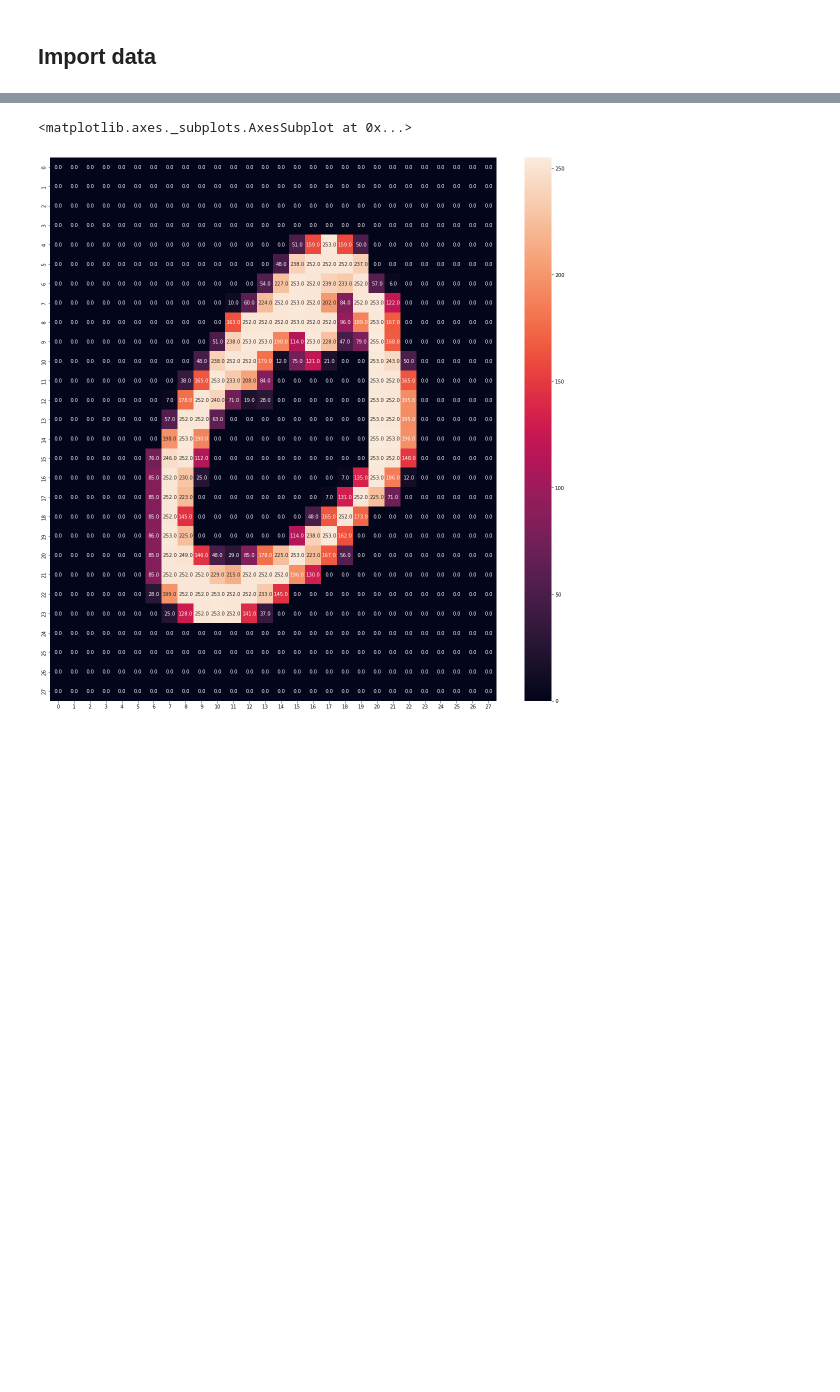
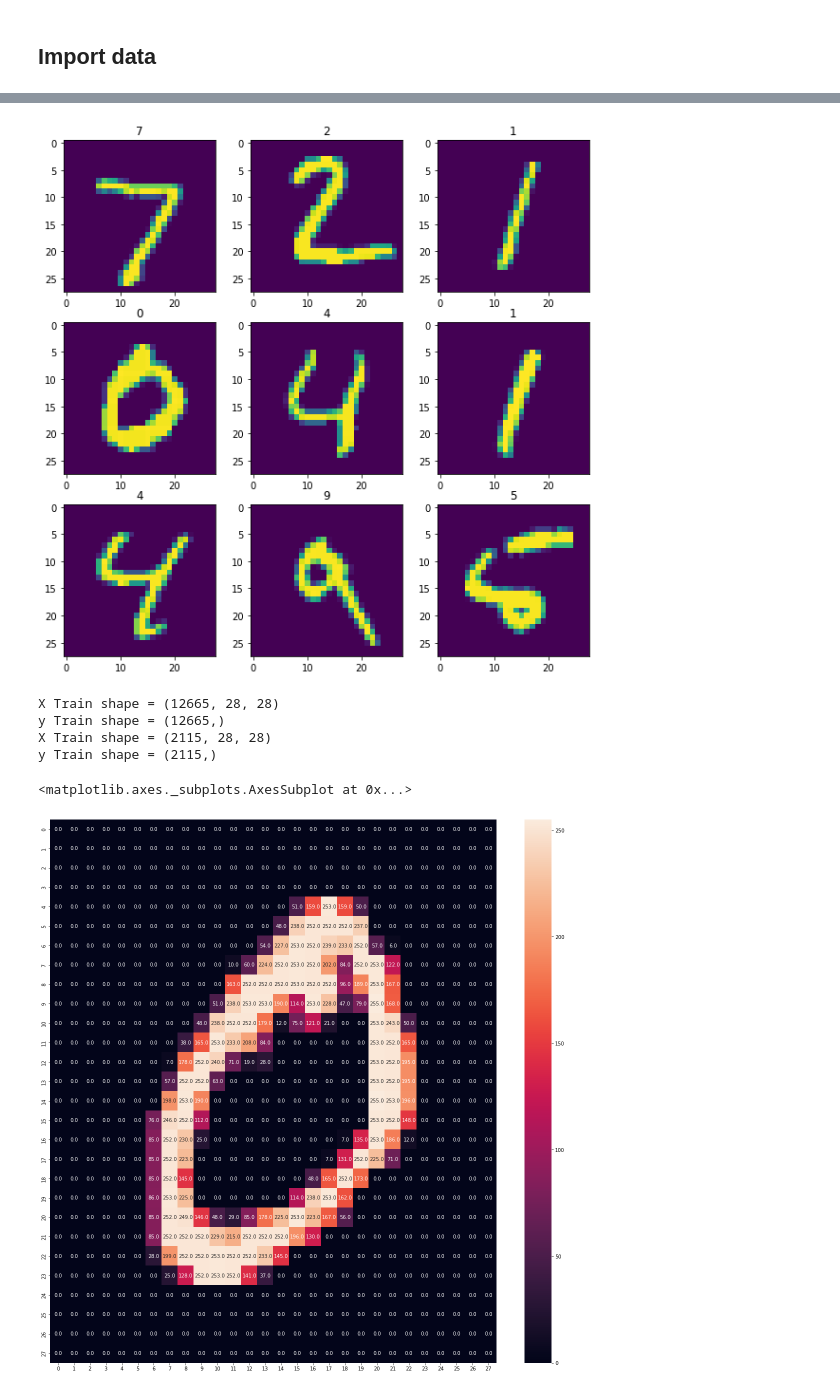
Before and after one commit to thanktua-spp/machine-learning-fundamentals, a Jupyter notebook: MNIST_from_scratch.ipynb, the cells around one changed output, grey strips where cells are left out. Saved outputs shown, nothing was run; the diff lists cells and outputs as text; code cells hidden in the pictures; blank space fills up the shorter version.

```diff
--- a/MNIST_from_scratch.ipynb
+++ b/MNIST_from_scratch.ipynb
@@ -84,2 +76,17 @@ plt.imshow(x_bin_train[0])
+# %%
+plot_images(x_test, y_test)
+# %% [output]
+[figure, added]
+# %%
+x_train_bin, y_train_bin = extract_classes(x_train, y_train, 2)
+x_test_bin, y_test_bin = extract_classes(x_test, y_test, 2)
+
+log_print(x_train_bin, y_train_bin)
+log_print(x_test_bin, y_test_bin)
+# %% [output]
+X Train shape = (12665, 28, 28)
+y Train shape = (12665,)
+X Train shape = (2115, 28, 28)
+y Train shape = (2115,)
 # %%
 plt.figure(figsize=(20,20))
```
Also changed, not shown: parts of 38 cells of this notebook.
